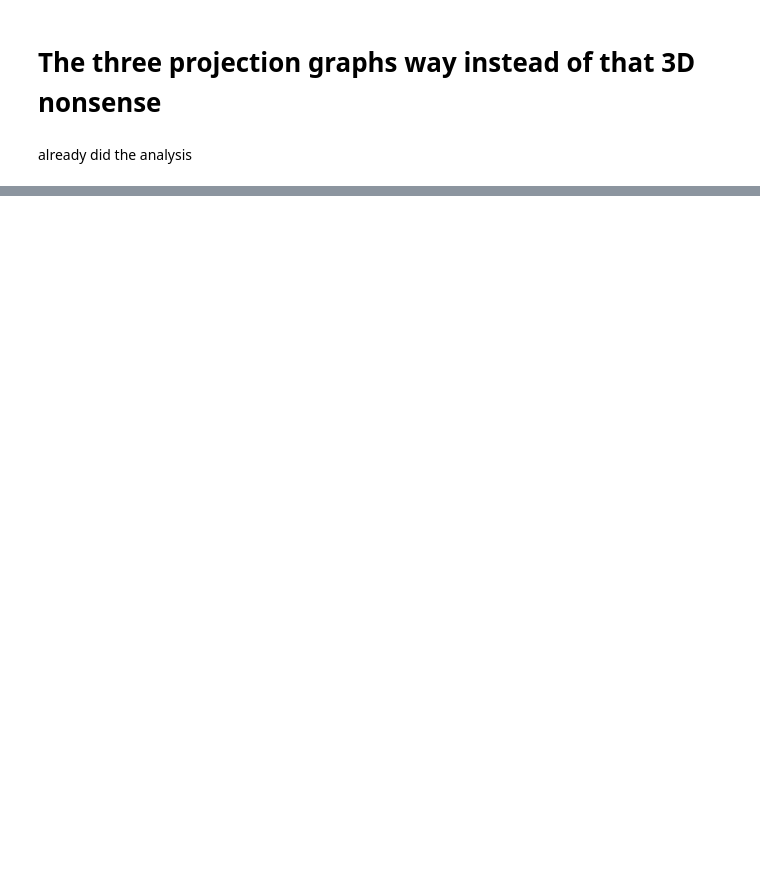
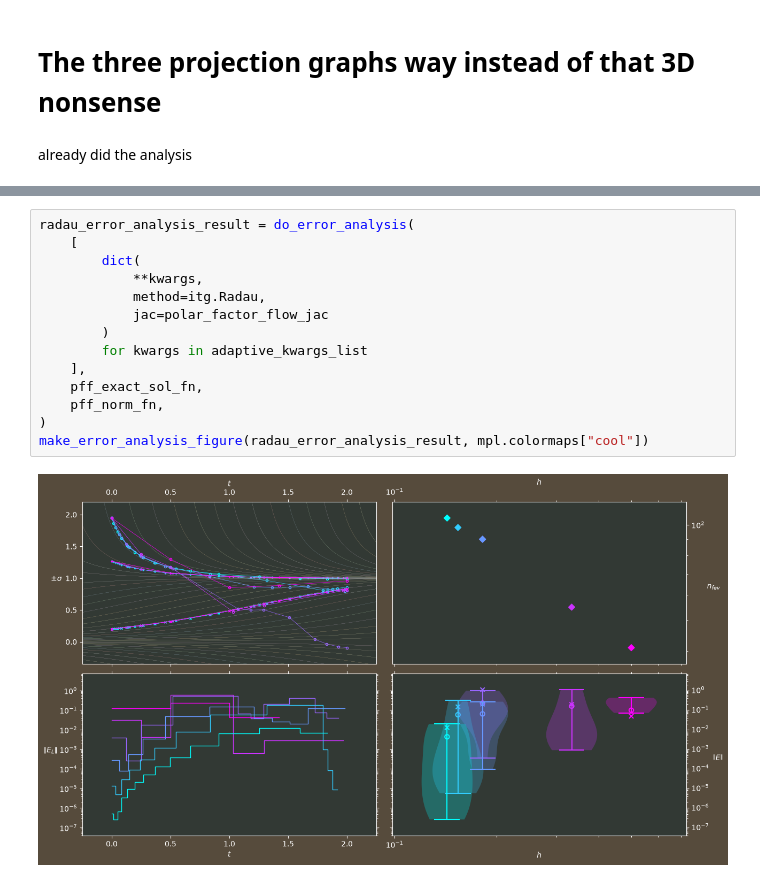
Before and after one commit to 3257077517-collab/Team17, a Jupyter notebook: report/notes.ipynb, the cells around one changed output, grey strips where cells are left out. Drawn from its saved outputs; the diff is of its cells as text; blank space fills up the shorter version.

```diff
--- a/report/notes.ipynb
+++ b/report/notes.ipynb
@@ -769,0 +828,16 @@ make_error_analysis_figure(rk23_error_analysis_result, mpl.colormaps["spring"],
+# %%
+radau_error_analysis_result = do_error_analysis(
+    [
+        dict(
+            **kwargs,
+            method=itg.Radau,
+            jac=polar_factor_flow_jac
+        )
+        for kwargs in adaptive_kwargs_list
+    ],
+    pff_exact_sol_fn,
+    pff_norm_fn,
+)
+make_error_analysis_figure(radau_error_analysis_result, mpl.colormaps["cool"])
+# %% [output]
+[figure, added]
```
Also changed, not shown: parts of 10 cells of this notebook.
